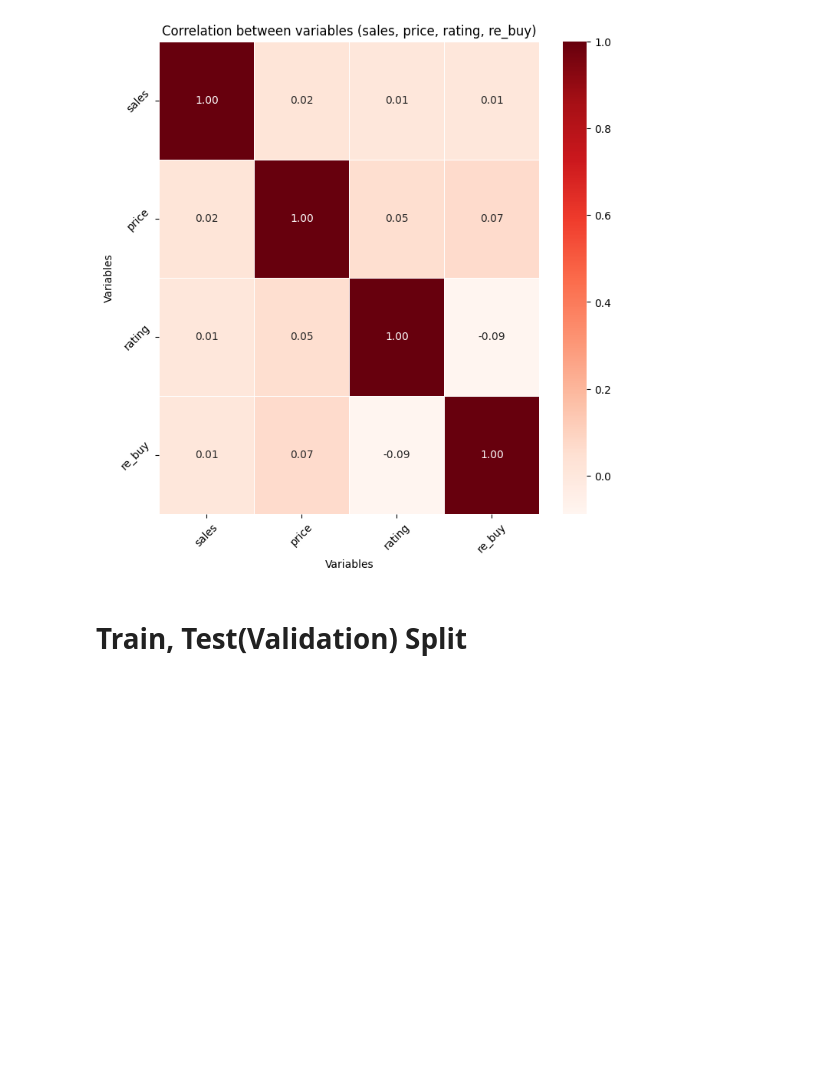
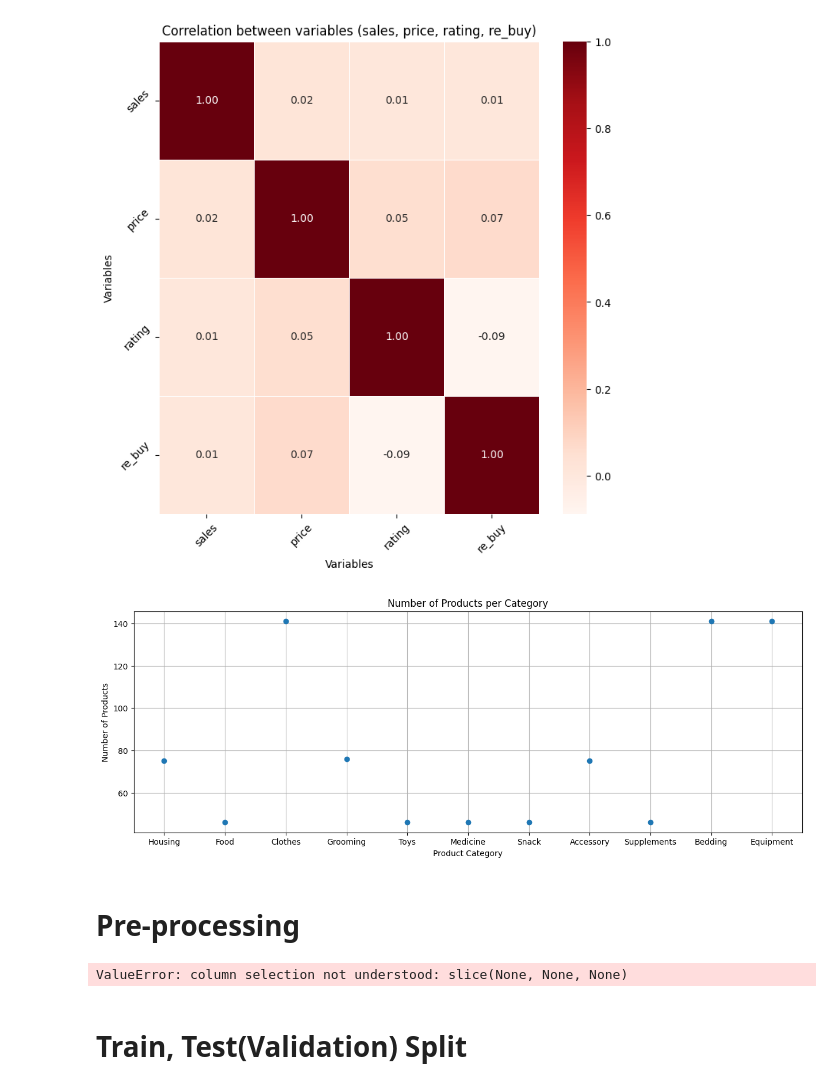
Before and after one commit to Likelion-MainHackaton-2team/Recommendation_model, a Jupyter notebook: data_analysis.ipynb, the cells around one changed output. Saved outputs shown, nothing was run; the diff lists cells and outputs as text; code cells hidden in the pictures; blank space fills up the shorter version.

Commit message:
feat(data_analysis.ipynb): Added product category anaylsis

```diff
--- a/data_analysis.ipynb
+++ b/data_analysis.ipynb
@@ -98,6 +99,25 @@ plt.yticks([0.5, 1.5, 2.5, 3.5], ["sales", "price", "rating", "re_buy"], rotatio
 plt.show()
 # %% [output]
 [figure]
+# %%
+plt.figure(figsize=(15, 5))
+plt.plot(datasheet['product_category'].value_counts()[:, 0], datasheet['product_category'].value_counts()[:, 1], linestyle='none', marker='o')
+plt.xlabel('Product Category')
+plt.ylabel('Number of Products')
+plt.title('Number of Products per Category')
+plt.grid(True)
+plt.show()
+# %% [output]
+[figure, added]
+# %% [markdown]
+# Pre-processing
+# %%
+onehot_encoder = OneHotEncoder()
+
+prod_cate = datasheet['product_category', :].to_numpy().reshape(-1, 1)
+datasheet['product_category', :] = onehot_encoder.fit_transform(prod_cate).reshape(-1, 1)
+# %% [output]
+ValueError: column selection not understood: slice(None, None, None)
 # %% [markdown]
 # Train, Test(Validation) Split
 # %%
```
Also changed, not shown: parts of 1 cell of this notebook.
